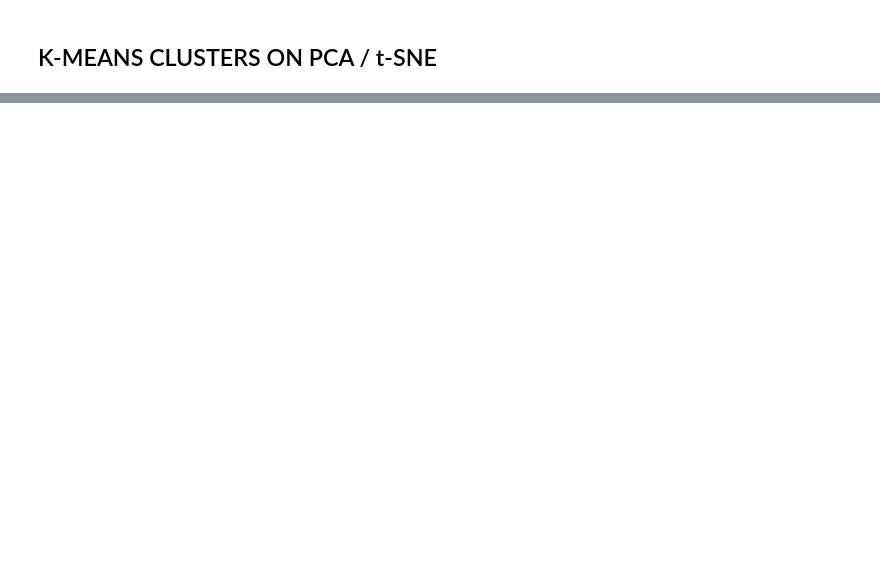
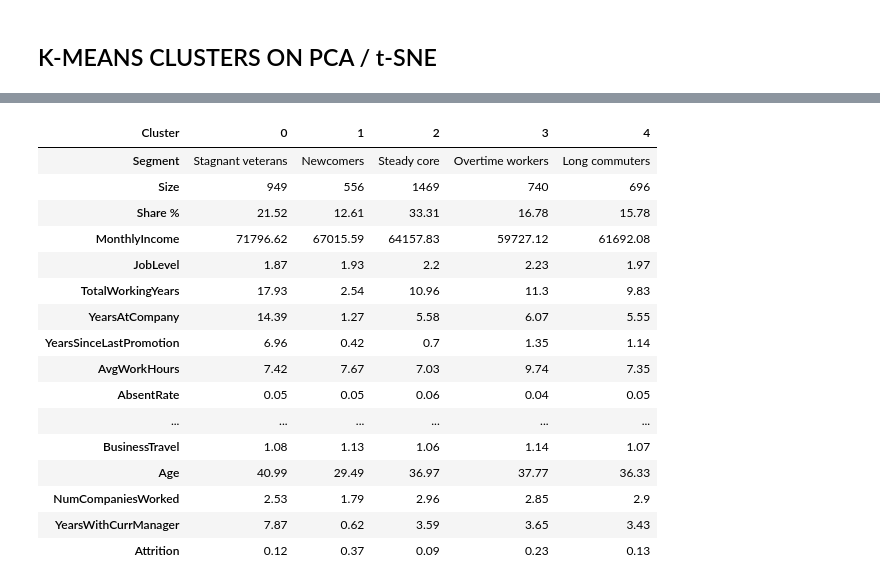
Before and after one commit to DangHoangMinhTu/Project-3---Clustering-HR-Analytics-Case-Study, a Jupyter notebook: HR-Analytics-Case-Study-Clustering.ipynb, the cells around one changed output, grey strips where cells are left out. Cells and saved outputs as stored; diff of their text form; code cells hidden in the pictures; blank space fills up the shorter version.

```diff
--- a/HR-Analytics-Case-Study-Clustering.ipynb
+++ b/HR-Analytics-Case-Study-Clustering.ipynb
@@ -999,0 +1127,40 @@ labels.head()
+# %%
+seg = df.copy()
+seg["Cluster"] = labels["KMeans"].values
+
+PROFILE_COLS = FEATURES + ["Age", "NumCompaniesWorked", "YearsWithCurrManager"]
+profile = seg.groupby("Cluster")[PROFILE_COLS + ["Attrition"]].mean()
+profile.insert(0, "Size", seg["Cluster"].value_counts().sort_index())
+profile.insert(1, "Share %", profile["Size"] / len(seg) * 100)
+
+# Naming rules (each rule picks among the clusters not named yet)
+names, rest = {}, list(profile.index)
+def pick(col, how, name):
+    c = profile.loc[rest, col].idxmin() if how == "min" else profile.loc[rest, col].idxmax()
+    names[c] = name; rest.remove(c)
+pick("TotalWorkingYears", "min", "Newcomers")
+pick("YearsSinceLastPromotion", "max", "Stagnant veterans")
+pick("AvgWorkHours", "max", "Overtime workers")
+pick("DistanceFromHome", "max", "Long commuters")
+names[rest[0]] = "Steady core"
+seg["Segment"] = seg["Cluster"].map(names)
+profile.insert(0, "Segment", profile.index.map(names))
+profile.round(2).T
+# %% [output]
+| Cluster | 0 | 1 | 2 | 3 | 4 |
+| Segment | Stagnant veterans | Newcomers | Steady core | Overtime workers | Long commuters |
+| Size | 949 | 556 | 1469 | 740 | 696 |
+| Share % | 21.52 | 12.61 | 33.31 | 16.78 | 15.78 |
+| MonthlyIncome | 71796.62 | 67015.59 | 64157.83 | 59727.12 | 61692.08 |
+| JobLevel | 1.87 | 1.93 | 2.2 | 2.23 | 1.97 |
+| TotalWorkingYears | 17.93 | 2.54 | 10.96 | 11.3 | 9.83 |
+| YearsAtCompany | 14.39 | 1.27 | 5.58 | 6.07 | 5.55 |
+| YearsSinceLastPromotion | 6.96 | 0.42 | 0.7 | 1.35 | 1.14 |
+| AvgWorkHours | 7.42 | 7.67 | 7.03 | 9.74 | 7.35 |
+| AbsentRate | 0.05 | 0.05 | 0.06 | 0.04 | 0.05 |
+| ... | ... | ... | ... | ... | ... |
+| BusinessTravel | 1.08 | 1.13 | 1.06 | 1.14 | 1.07 |
+| Age | 40.99 | 29.49 | 36.97 | 37.77 | 36.33 |
+| NumCompaniesWorked | 2.53 | 1.79 | 2.96 | 2.85 | 2.9 |
+| YearsWithCurrManager | 7.87 | 0.62 | 3.59 | 3.65 | 3.43 |
+| Attrition | 0.12 | 0.37 | 0.09 | 0.23 | 0.13 |
```
Also changed, not shown: parts of 25 cells of this notebook, 4 other files.
